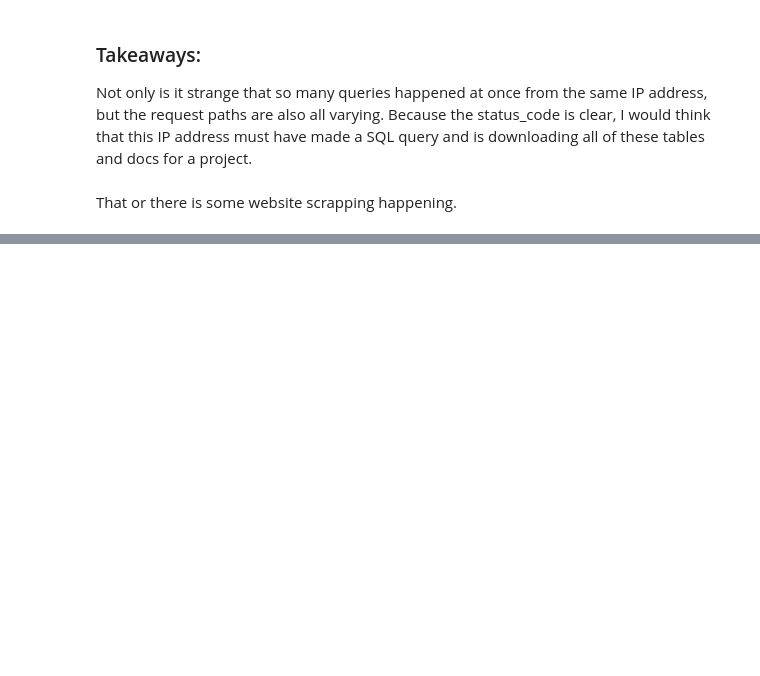
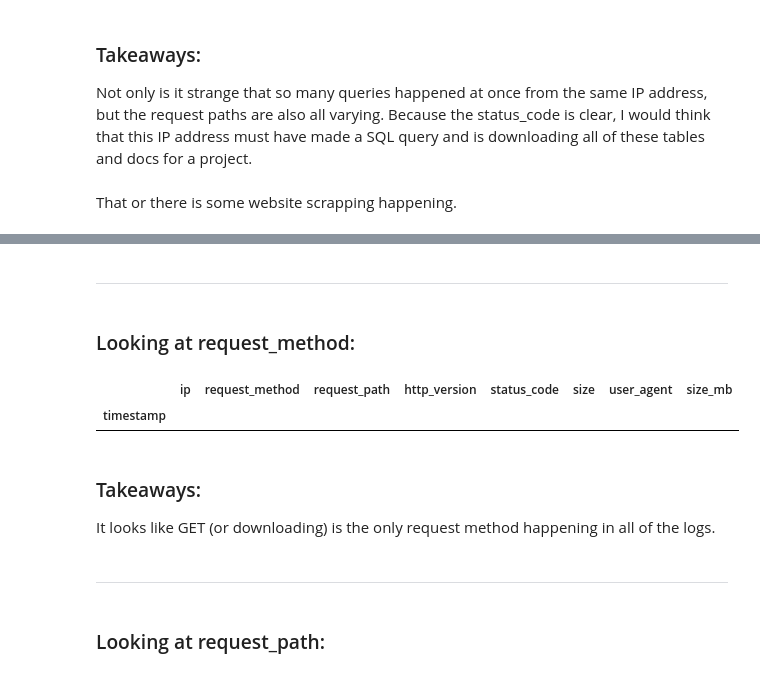
Before and after one commit to jeneyring/anomaly-detection-exercises, a Jupyter notebook: discrete_anomaly_detection.ipynb, the cells around one changed output, grey strips where cells are left out. Saved outputs shown, nothing was run; the diff lists cells and outputs as text; code cells hidden in the pictures; blank space fills up the shorter version.

```diff
--- a/discrete_anomaly_detection.ipynb
+++ b/discrete_anomaly_detection.ipynb
@@ -202,0 +222,17 @@ df[df.index == '2019-04-16 20:02:59']
+# %% [markdown]
+_______________________________________________
+# %% [markdown]
+### Looking at request_method:
+# %%
+#finding any request methods that are not GET:
+df[df.request_method != 'GET']
+# %% [output]
+|  | ip | request_method | request_path | http_version | status_code | size | user_agent | size_mb |
+| timestamp |  |  |  |  |  |  |  |  |
+# %% [markdown]
+### Takeaways:
+It looks like GET (or downloading) is the only request method happening in all of the logs.
+# %% [markdown]
+______________________________________________________________
+# %% [markdown]
+### Looking at request_path:
```
Also changed, not shown: parts of 16 cells of this notebook.
